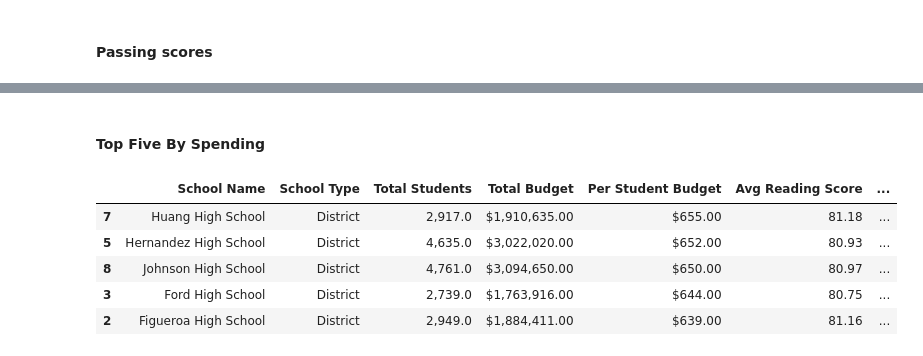
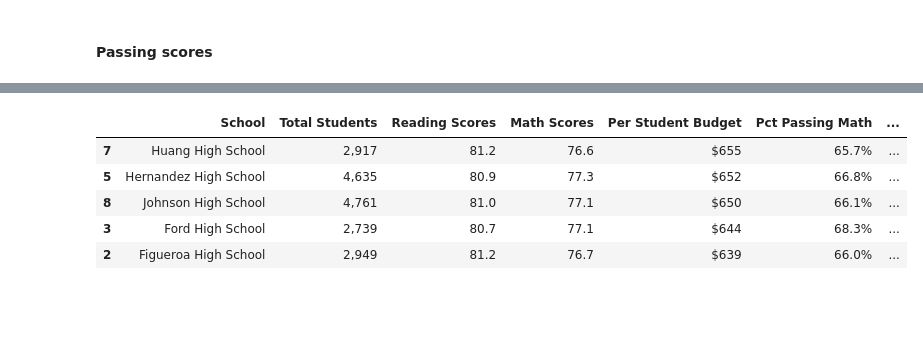
Before and after one commit to tlenzmeier58/pandas_challenge, a Jupyter notebook: PyCitySchools/main.ipynb, the cells around one changed output, grey strips where cells are left out. Drawn from its saved outputs; the diff is of its cells as text; code cells hidden in the pictures; blank space fills up the shorter version.

```diff
--- a/PyCitySchools/main.ipynb
+++ b/PyCitySchools/main.ipynb
@@ -4,10 +4,9 @@
 import pandas as pd
 import numpy as np
 
-school_csv = "Resources/schools_complete.csv"
-student_csv = "Resources/students_complete.csv"
+schools = "Resources/schools_complete.csv"
+students = "Resources/students_complete.csv"
 # %%
-# Read csv files
-school = pd.read_csv(school_csv)
-student = pd.read_csv(student_csv)
+school = pd.read_csv(schools)
+student = pd.read_csv(students)
 # %% [markdown]
@@ -15,6 +14,6 @@ student = pd.read_csv(student_csv)
 # %%
-# merge the two data sets
-all_school_data = pd.merge(school, student, how="left", on="school_name")
+all_school_data = pd.merge(school, student, how="left", on=["school_name"])
+# all_school_data = all_school_data.rename(columns={"school_name":"School"})
 all_school_data
 # %% [output]
 |  | School ID | school_name | type | size | budget | Student ID | student_name | gender | grade | ... |
@@ -266,12 +224,11 @@ reading_grade_df
-# %% [markdown]
-#### Top Five By Spending
 # %%
-top_five_schools = top_five_schools.sort_values(["Per Student Budget"], ascending=False)
-top_five_schools.head(5)
+# Top five by spending
+top_five_by_spending = all_schools_df.sort_values(["Per Student Budget"], ascending=False)
+top_five_by_spending.head(5)
 # %% [output]
-|  | School Name | School Type | Total Students | Total Budget | Per Student Budget | Avg Reading Score | ... |
-| 7 | Huang High School | District | 2,917.0 | $1,910,635.00 | $655.00 | 81.18 | ... |
-| 5 | Hernandez High School | District | 4,635.0 | $3,022,020.00 | $652.00 | 80.93 | ... |
-| 8 | Johnson High School | District | 4,761.0 | $3,094,650.00 | $650.00 | 80.97 | ... |
-| 3 | Ford High School | District | 2,739.0 | $1,763,916.00 | $644.00 | 80.75 | ... |
-| 2 | Figueroa High School | District | 2,949.0 | $1,884,411.00 | $639.00 | 81.16 | ... |
+|  | School | Total Students | Reading Scores | Math Scores | Per Student Budget | Pct Passing Math | ... |
+| 7 | Huang High School | 2,917 | 81.2 | 76.6 | $655 | 65.7% | ... |
+| 5 | Hernandez High School | 4,635 | 80.9 | 77.3 | $652 | 66.8% | ... |
+| 8 | Johnson High School | 4,761 | 81.0 | 77.1 | $650 | 66.1% | ... |
+| 3 | Ford High School | 2,739 | 80.7 | 77.1 | $644 | 68.3% | ... |
+| 2 | Figueroa High School | 2,949 | 81.2 | 76.7 | $639 | 66.0% | ... |
```
Also changed, not shown: parts of 28 cells of this notebook, 2 other files.
